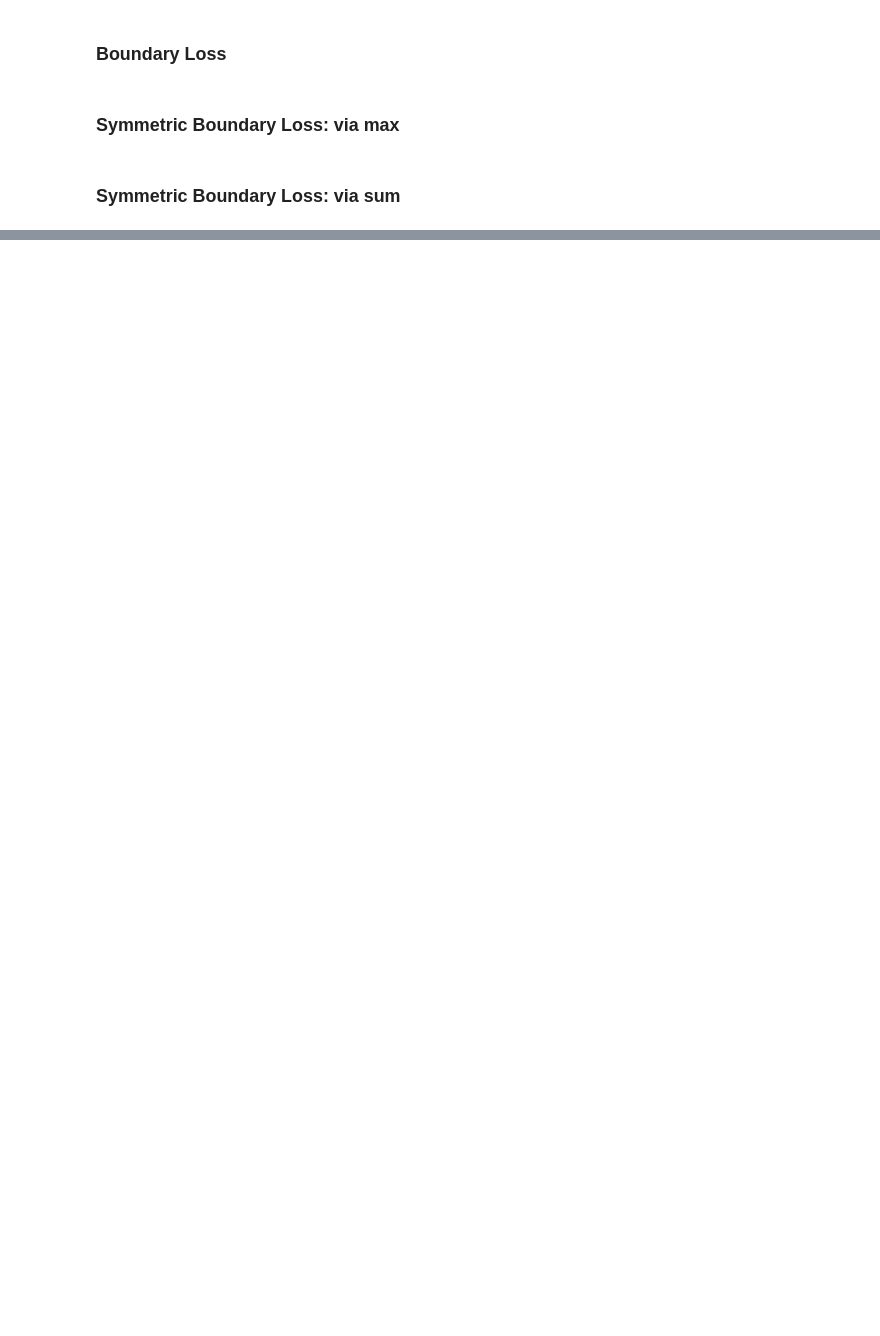
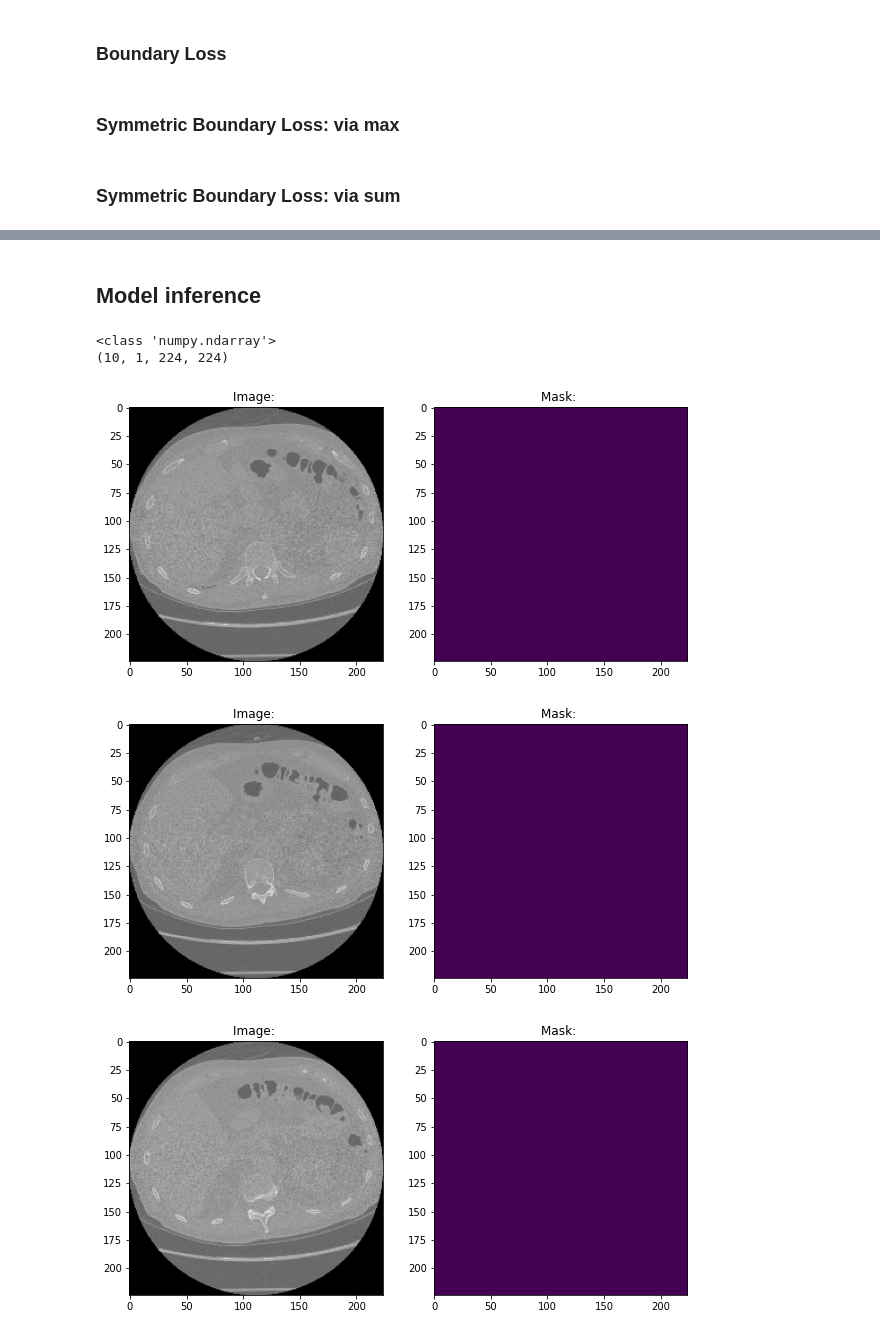
Before and after one commit to antonsavostianov/bdry_loss, a Jupyter notebook: bdry_loss.ipynb, the cells around one changed output, grey strips where cells are left out. Drawn from its saved outputs; the diff is of its cells as text; code cells hidden in the pictures; blank space fills up the shorter version.

```diff
--- a/bdry_loss.ipynb
+++ b/bdry_loss.ipynb
@@ -283,0 +679,5 @@ class SumBdryLoss(nn.Module):
+# %%
+import segmentation_models_pytorch as smp
+
+# We will use Feature Pyramid Network with pre-trained ResNeXt50 backbone
+model = smp.FPN(encoder_name="resnext50_32x4d", classes=1)
@@ -283,0 +853,49 @@ class SumBdryLoss(nn.Module):
+# %% [markdown]
+## Model inference
+# %%
+TEST_IMAGES = sorted(test_image_path.glob("*.jpg"))[20:30]
+
+# create test dataset
+test_dataset = SegmentationDataset(
+    TEST_IMAGES,
+    transforms=valid_transforms
+)
+
+num_workers: int = 4
+
+infer_loader = DataLoader(
+    test_dataset,
+    batch_size=batch_size,
+    shuffle=False,
+    num_workers=num_workers
+)
+
+# this get predictions for the whole loader
+predictions = np.vstack(list(map(
+    lambda x: x["logits"].cpu().numpy(),
+    runner.predict_loader(loader=infer_loader, resume=f"{logdir}/checkpoints/best.pth")
+)))
+
+print(type(predictions))
+print(predictions.shape)
+# %% [output]
+<class 'numpy.ndarray'>
+(10, 1, 224, 224)
+# %%
+threshold = 0.5
+max_count = 10
+
+for i, (features, logits) in enumerate(zip(test_dataset, predictions)):
+    image = utils.tensor_to_ndimage(features["image"])
+
+    mask_ = torch.from_numpy(logits[0]).sigmoid()
+    mask = utils.detach(mask_ > threshold).astype("float")
+
+    show_examples(name="", image=image, mask=mask)
+
+    if i >= max_count:
+        break
+# %% [output]
+[figure, added]
+[figure, added]
+[figure, added]
```
Also changed, not shown: parts of 44 cells of this notebook.
